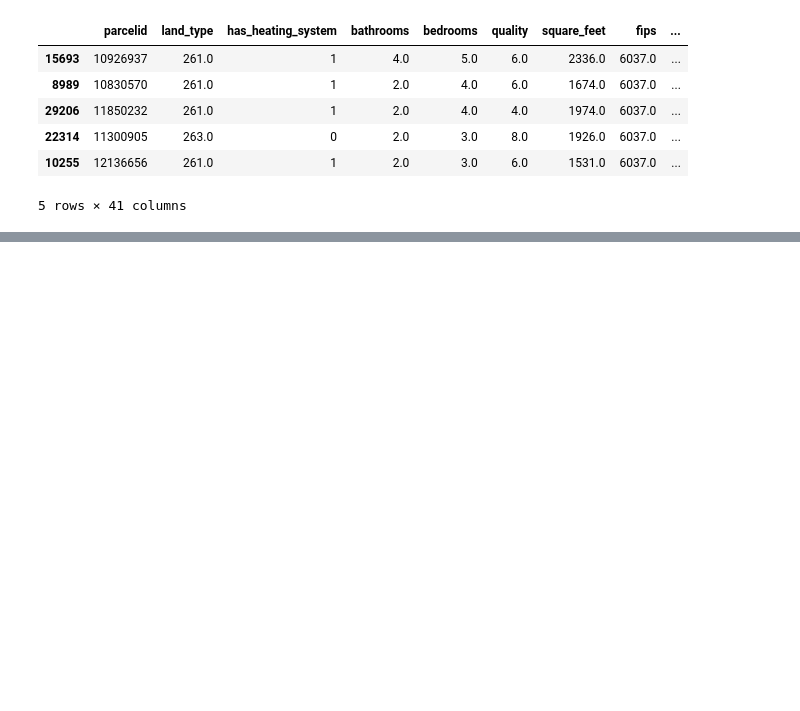
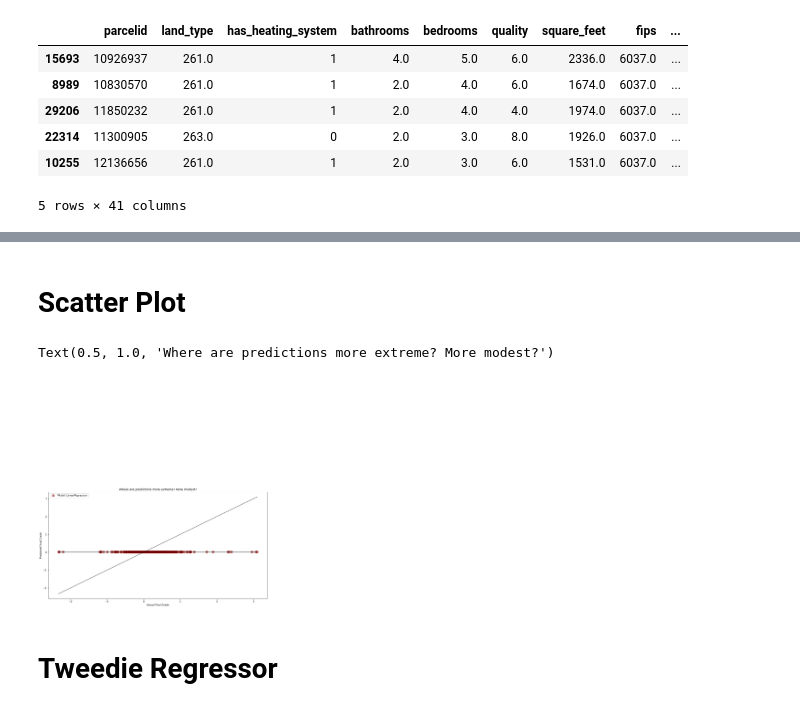
Before and after one commit to Zillow-Project/zillow_project_2021, a Jupyter notebook: Liam/train_val_test_with_clusters.ipynb, the cells around one changed output, grey strips where cells are left out. Saved outputs shown, nothing was run; the diff lists cells and outputs as text; code cells hidden in the pictures; blank space fills up the shorter version.

```diff
--- a/Liam/train_val_test_with_clusters.ipynb
+++ b/Liam/train_val_test_with_clusters.ipynb
@@ -329,0 +524,20 @@ test.head()
+# %% [markdown]
+# Scatter Plot
+# %%
+# y_validate.head()
+plt.figure(figsize=(16,8))
+plt.plot(y_validate.logerror, y_validate.logerror_pred_median, alpha=.5, color="black", label='_nolegend_')
+plt.annotate("Baseline: Predict Using Median", (16, 9.5))
+plt.plot(y_validate.logerror, y_validate.logerror, alpha=.5, color="black", label='_nolegend_')
+plt.annotate("The Ideal Line: Predicted = Actual", (.5, 3.5), rotation=15.5)
+plt.scatter(y_validate.logerror, y_validate.logerror_pred_lars,
+            alpha=.5, color="darkred", s=100, label="Model: LinearRegression")
+plt.legend()
+plt.xlabel("Actual Final Grade")
+plt.ylabel("Predicted Final Grade")
+plt.title("Where are predictions more extreme? More modest?")
+# %% [output]
+Text(0.5, 1.0, 'Where are predictions more extreme? More modest?')
+[figure, added]
+# %% [markdown]
+# Tweedie Regressor
```
Also changed, not shown: parts of 37 cells of this notebook.
